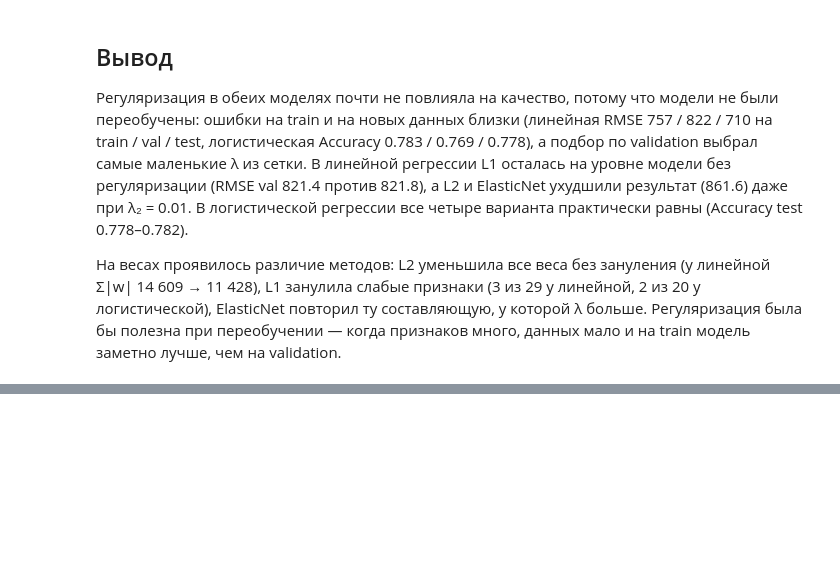
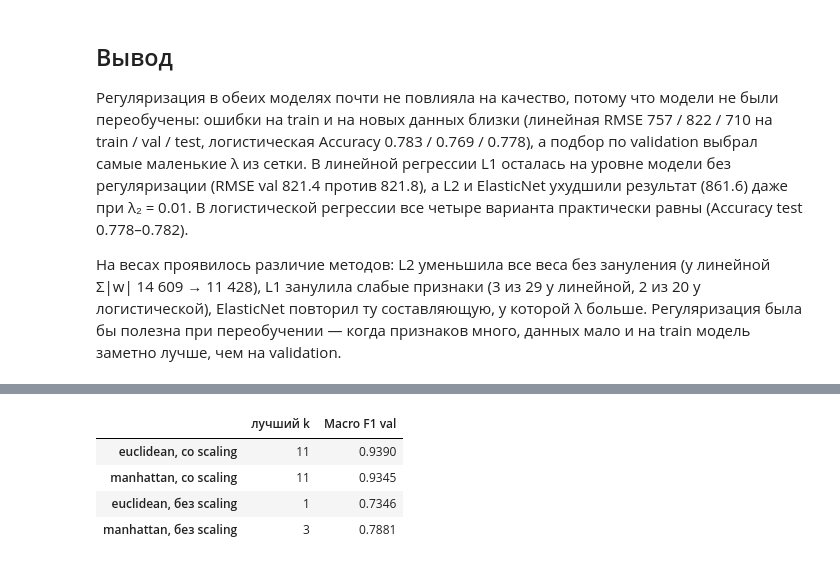
Before and after one commit to Alexey325/ai-systems-labs, a Jupyter notebook: lab2/notebook/lab2.ipynb, the cells around one changed output, grey strips where cells are left out. Drawn from its saved outputs; the diff is of its cells as text; code cells hidden in the pictures; blank space fills up the shorter version.

```diff
--- a/lab2/notebook/lab2.ipynb
+++ b/lab2/notebook/lab2.ipynb
@@ -458,0 +609,13 @@ L1 занулила слабые признаки (3 из 29 у линейной
+# %%
+rows = {}
+for name, scores in f1_by_k.items():
+    best = int(np.argmax(scores))
+    rows[name] = {"лучший k": K_VALUES[best], "Macro F1 val": round(scores[best], 4)}
+
+pd.DataFrame.from_dict(rows, orient="index")
+# %% [output]
+|  | лучший k | Macro F1 val |
+| euclidean, со scaling | 11 | 0.9390 |
+| manhattan, со scaling | 11 | 0.9345 |
+| euclidean, без scaling | 1 | 0.7346 |
+| manhattan, без scaling | 3 | 0.7881 |
```
Also changed, not shown: parts of 35 cells of this notebook, 2 other files.
